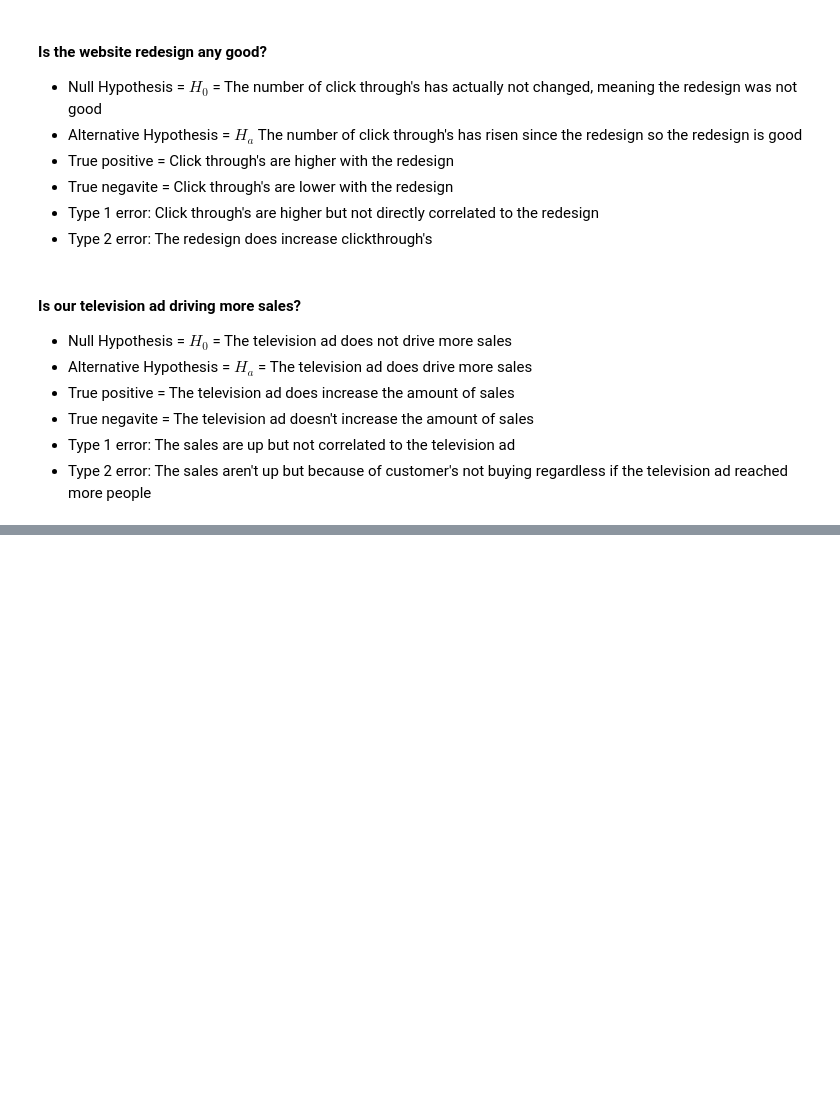
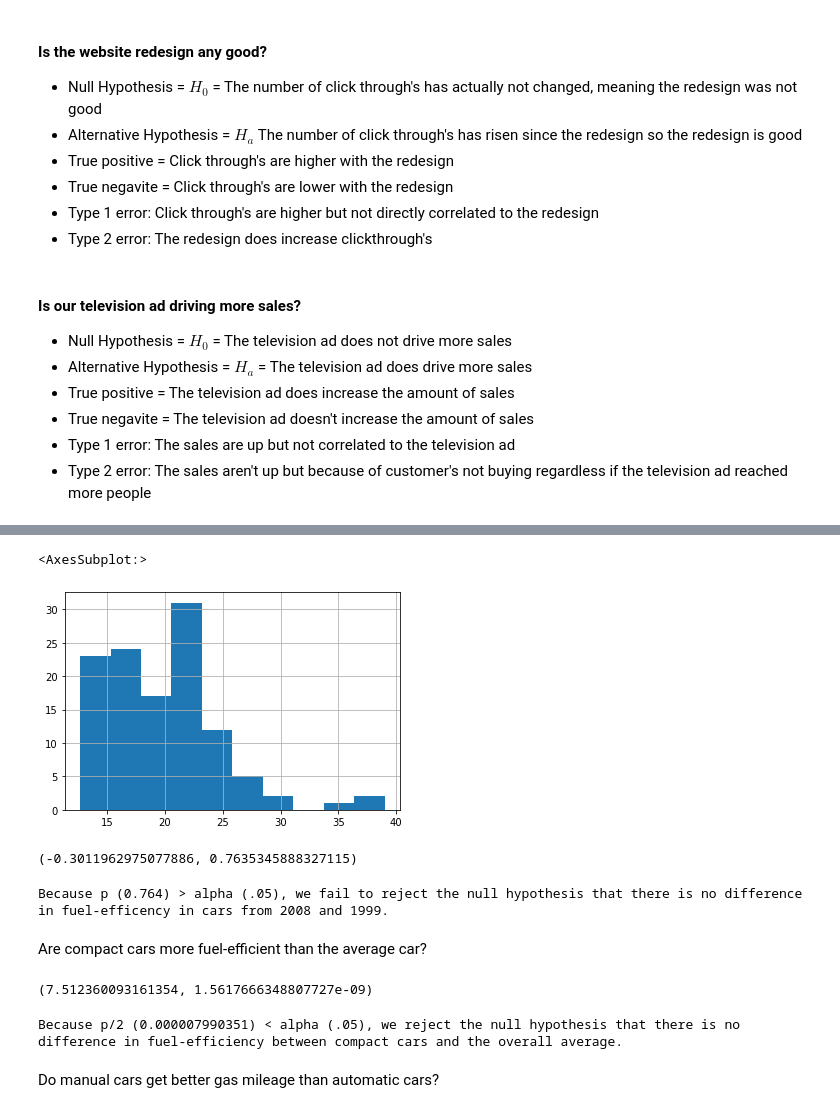
Before and after one commit to ArnolValadez/statistics-exercises, a Jupyter notebook: hypothesis_testing.ipynb, the cells around one changed output, grey strips where cells are left out. Cells and saved outputs as stored; diff of their text form; code cells hidden in the pictures; blank space fills up the shorter version.

Commit message:
add ttest exercises

```diff
--- a/hypothesis_testing.ipynb
+++ b/hypothesis_testing.ipynb
@@ -43,0 +114,21 @@ For each of the following questions, formulate a null and alternative hypothesis
+# %%
+# plot distribution for fe_1999
+fe_1999.hist()
+# %% [output]
+<AxesSubplot:>
+[figure, added]
+# %%
+t, p = stats.ttest_ind(fe_2008, fe_1999)
+t, p
+# %% [output]
+(-0.3011962975077886, 0.7635345888327115)
+# %%
+print(f'''
+Because p ({p:.3f}) > alpha (.05), we fail to reject the null\
+ hypothesis that there is no difference in fuel-efficency in cars\
+ from 2008 and 1999.
+''')
+# %% [output]
+Because p (0.764) > alpha (.05), we fail to reject the null hypothesis that there is no difference in fuel-efficency in cars from 2008 and 1999.
+# %% [markdown]
+Are compact cars more fuel-efficient than the average car?
@@ -43,0 +138,13 @@ For each of the following questions, formulate a null and alternative hypothesis
+# %%
+t, p = stats.ttest_1samp(fe_compact, μ)
+t, p
+# %% [output]
+(7.512360093161354, 1.5617666348807727e-09)
+# %%
+print(f'''
+Because p/2 ({p/2:.12f}) < alpha (.05), we reject the null hypothesis that there is no difference in fuel-efficiency between compact cars and the overall average.
+''')
+# %% [output]
+Because p/2 (0.000007990351) < alpha (.05), we reject the null hypothesis that there is no difference in fuel-efficiency between compact cars and the overall average.
+# %% [markdown]
+Do manual cars get better gas mileage than automatic cars?
```
Also changed, not shown: parts of 19 cells of this notebook.
